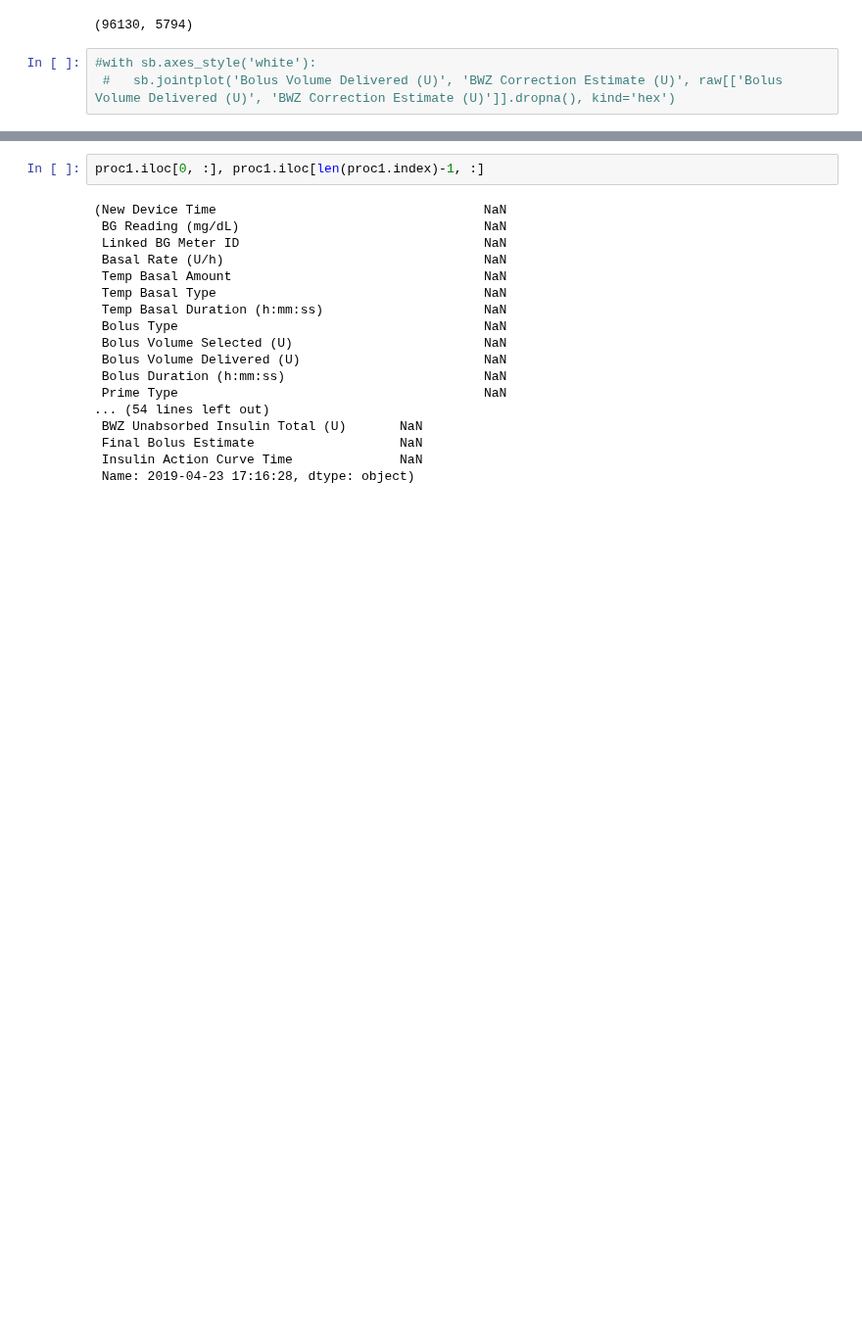
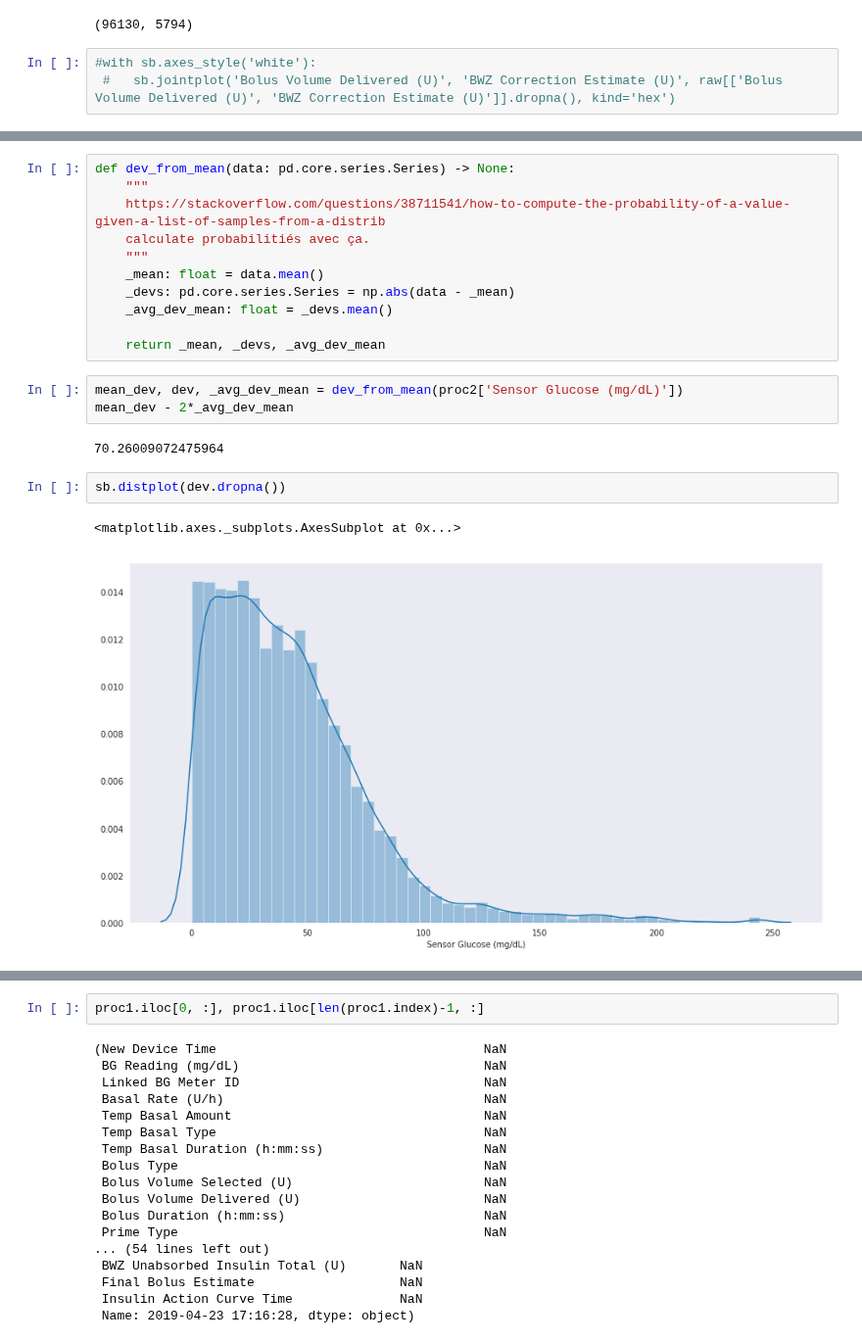
Before and after one commit to gmagannaDevelop/DiabManager, a Jupyter notebook: Carelink.ipynb, the cells around one changed output, grey strips where cells are left out. Shown at 98% size. Drawn from its saved outputs; the diff is of its cells as text; blank space fills up the shorter version.

Commit message:
Added probability density estimates.

```diff
--- a/Carelink.ipynb
+++ b/Carelink.ipynb
@@ -303,2 +301,23 @@ def hybrid_interpolator(data: pd.core.series.Series,
     return interpolated
+# %%
+def dev_from_mean(data: pd.core.series.Series) -> None:
+    """
+    https://stackoverflow.com/questions/38711541/how-to-compute-the-probability-of-a-value-given-a-list-of-samples-from-a-distrib
+    calculate probabilitiés avec ça.
+    """
+    _mean: float = data.mean()
+    _devs: pd.core.series.Series = np.abs(data - _mean)
+    _avg_dev_mean: float = _devs.mean()
+
+    return _mean, _devs, _avg_dev_mean
+# %%
+mean_dev, dev, _avg_dev_mean = dev_from_mean(proc2['Sensor Glucose (mg/dL)'])
+mean_dev - 2*_avg_dev_mean
+# %% [output]
+70.26009072475964
+# %%
+sb.distplot(dev.dropna())
+# %% [output]
+<matplotlib.axes._subplots.AxesSubplot at 0x...>
+[figure, added]
 # %%
```
Also changed, not shown: parts of 18 cells of this notebook, 1 other file.
